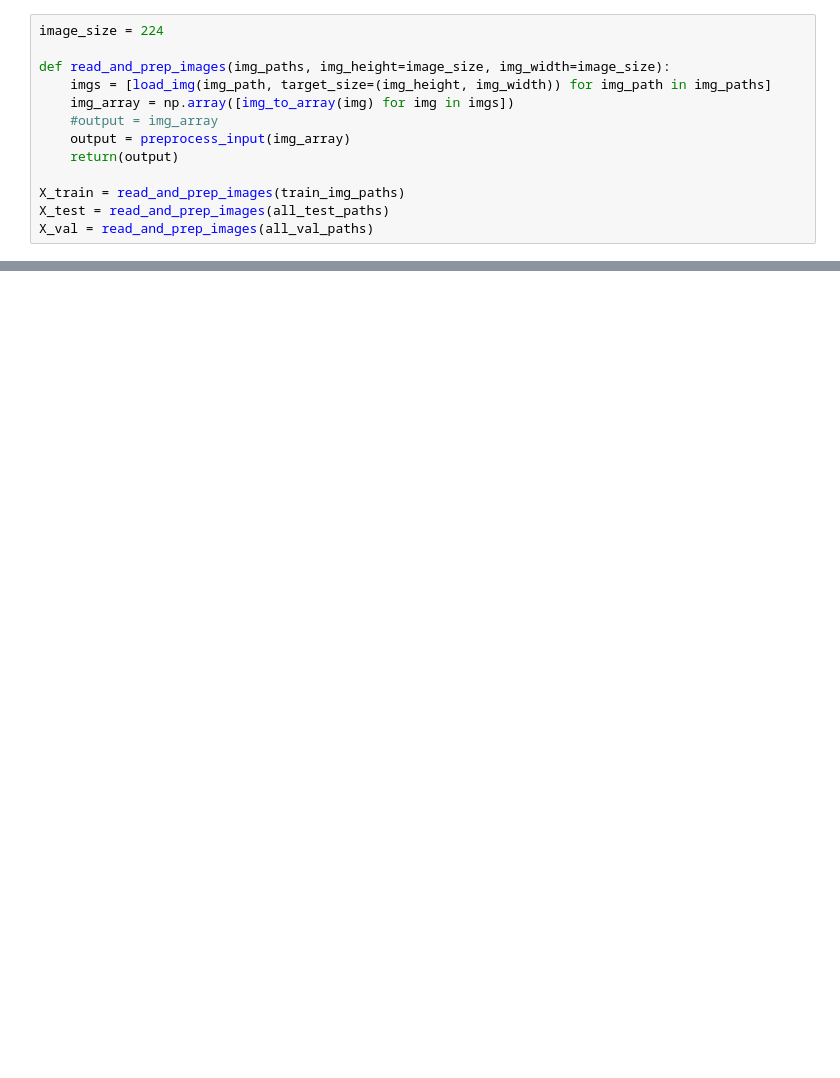
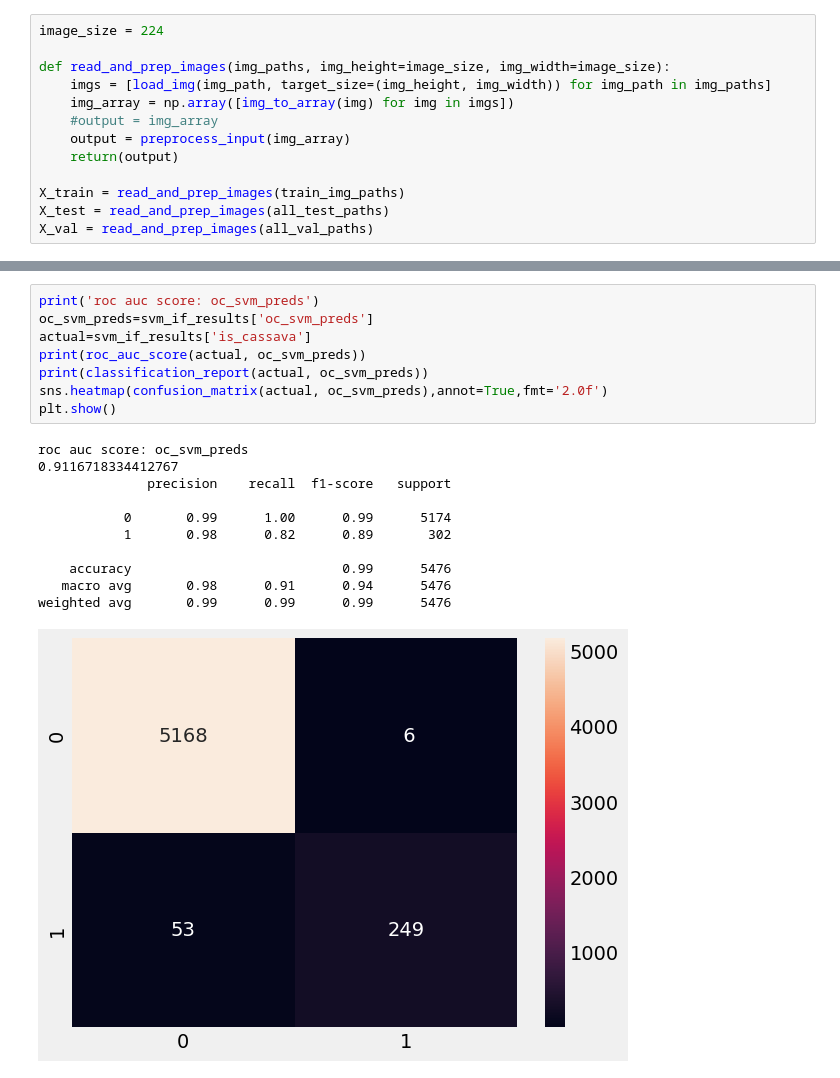
Before and after one commit to nared45/Cassava-Disease-Classification-Using-Line-BOT, a Jupyter notebook: OCC Test.ipynb, the cells around one changed output, grey strips where cells are left out. Cells and saved outputs as stored; diff of their text form; blank space fills up the shorter version.

```diff
--- a/OCC Test.ipynb
+++ b/OCC Test.ipynb
@@ -110,0 +254,20 @@ ValueError: Found array with dim 4. Estimator expected <= 2.
+# %%
+print('roc auc score: oc_svm_preds')
+oc_svm_preds=svm_if_results['oc_svm_preds']
+actual=svm_if_results['is_cassava']
+print(roc_auc_score(actual, oc_svm_preds))
+print(classification_report(actual, oc_svm_preds))
+sns.heatmap(confusion_matrix(actual, oc_svm_preds),annot=True,fmt='2.0f')
+plt.show()
+# %% [output]
+roc auc score: oc_svm_preds
+0.9116718334412767
+              precision    recall  f1-score   support
+
+           0       0.99      1.00      0.99      5174
+           1       0.98      0.82      0.89       302
+
+    accuracy                           0.99      5476
+   macro avg       0.98      0.91      0.94      5476
+weighted avg       0.99      0.99      0.99      5476
+[figure, added]
```
Also changed, not shown: parts of 17 cells of this notebook.
